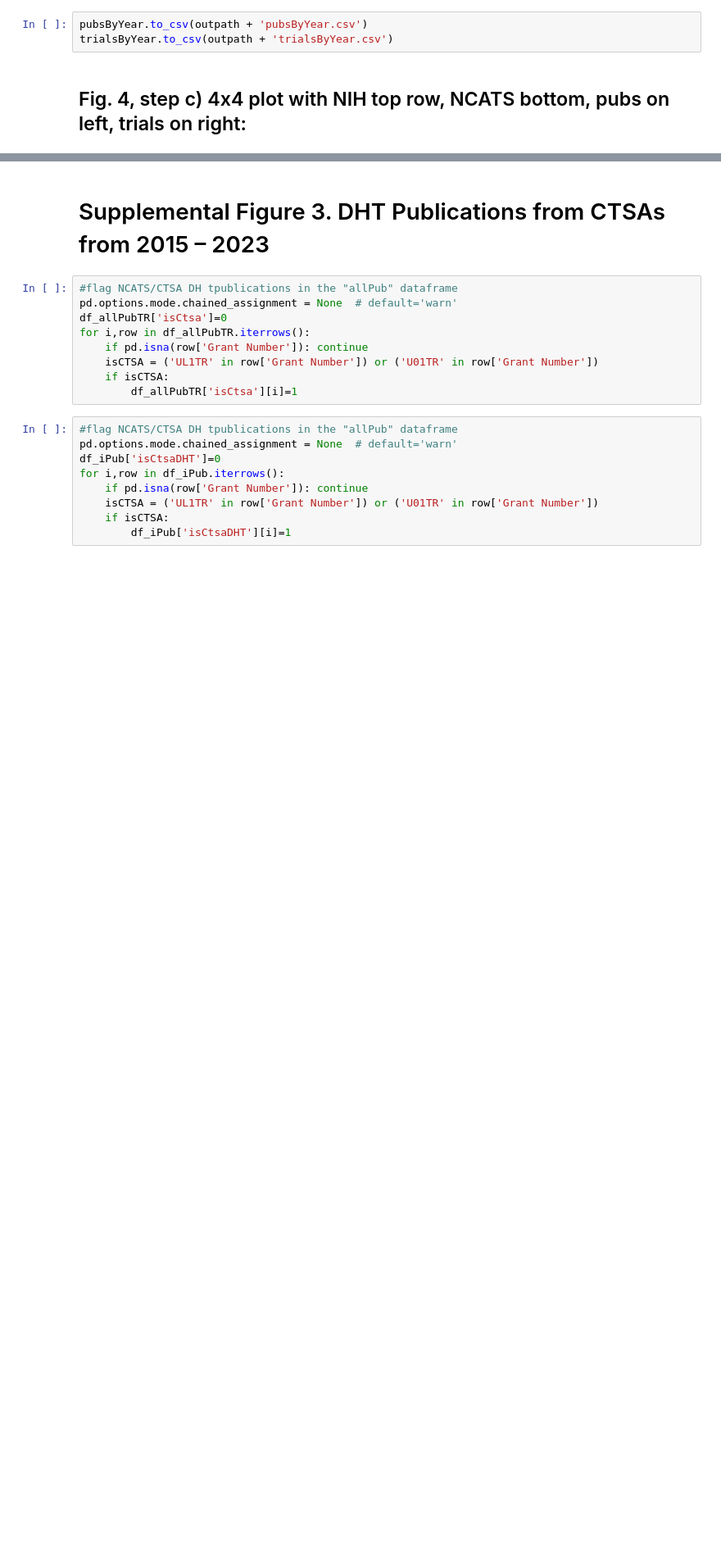
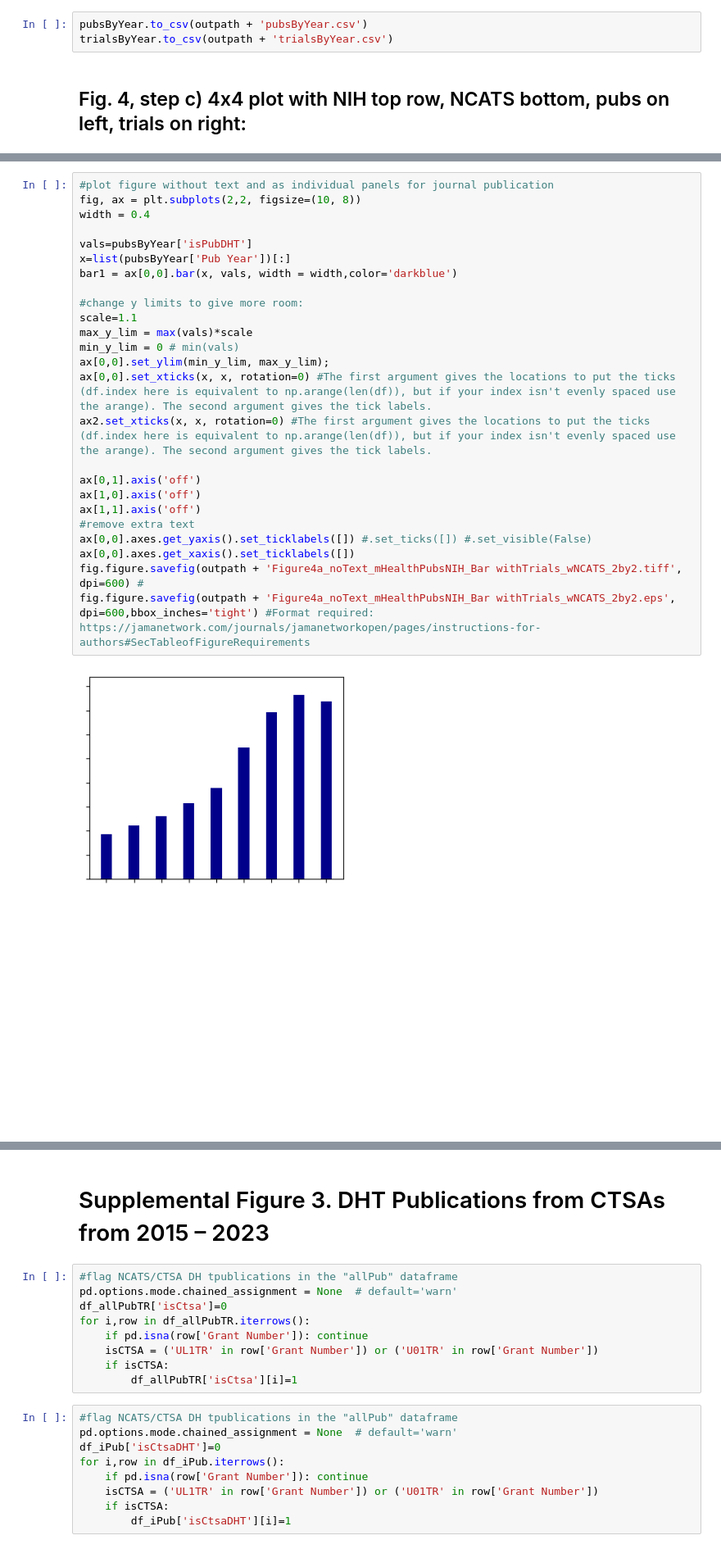
Before and after one commit to tradman/NCATS_dhtPortfolioAna, a Jupyter notebook: DHT Pubs and Trials Analysis.ipynb, the cells around one changed output, grey strips where cells are left out. Shown at 82% size. Saved outputs shown, nothing was run; the diff lists cells and outputs as text; blank space fills up the shorter version.

Commit message:
Add table with data of Figure 2.  Output figures according to journal's format.

```diff
--- a/DHT Pubs and Trials Analysis.ipynb
+++ b/DHT Pubs and Trials Analysis.ipynb
@@ -320,0 +417,27 @@ fig.figure.savefig(outpath + 'Figure4_mHealthPubsNIH_Bar withTrials_wNCATS_2by2.
+# %%
+#plot figure without text and as individual panels for journal publication
+fig, ax = plt.subplots(2,2, figsize=(10, 8))
+width = 0.4
+
+vals=pubsByYear['isPubDHT']
+x=list(pubsByYear['Pub Year'])[:]
+bar1 = ax[0,0].bar(x, vals, width = width,color='darkblue')
+
+#change y limits to give more room:
+scale=1.1
+max_y_lim = max(vals)*scale
+min_y_lim = 0 # min(vals)
+ax[0,0].set_ylim(min_y_lim, max_y_lim);
+ax[0,0].set_xticks(x, x, rotation=0) #The first argument gives the locations to put the ticks (df.index here is equivalent to np.arange(len(df)), but if your index isn't evenly spaced use the arange). The second argument gives the tick labels.
+ax2.set_xticks(x, x, rotation=0) #The first argument gives the locations to put the ticks (df.index here is equivalent to np.arange(len(df)), but if your index isn't evenly spaced use the arange). The second argument gives the tick labels.
+
+ax[0,1].axis('off')
+ax[1,0].axis('off')
+ax[1,1].axis('off')
+#remove extra text
+ax[0,0].axes.get_yaxis().set_ticklabels([]) #.set_ticks([]) #.set_visible(False)
+ax[0,0].axes.get_xaxis().set_ticklabels([])
+fig.figure.savefig(outpath + 'Figure4a_noText_mHealthPubsNIH_Bar withTrials_wNCATS_2by2.tiff', dpi=600) #
+fig.figure.savefig(outpath + 'Figure4a_noText_mHealthPubsNIH_Bar withTrials_wNCATS_2by2.eps', dpi=600,bbox_inches='tight') #Format required: https://jamanetwork.com/journals/jamanetworkopen/pages/instructions-for-authors#SecTableofFigureRequirements
+# %% [output]
+[figure, added]
```
Also changed, not shown: parts of 12 cells of this notebook.
